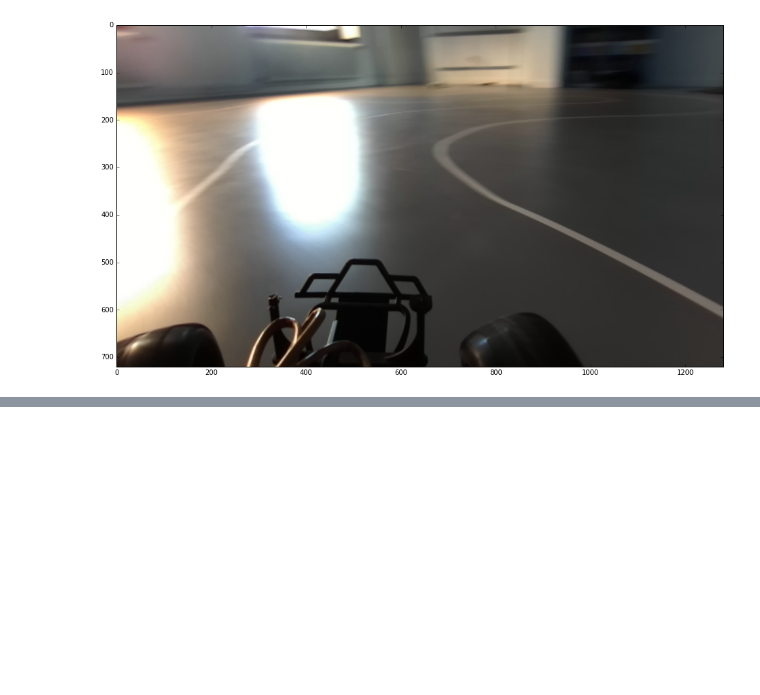
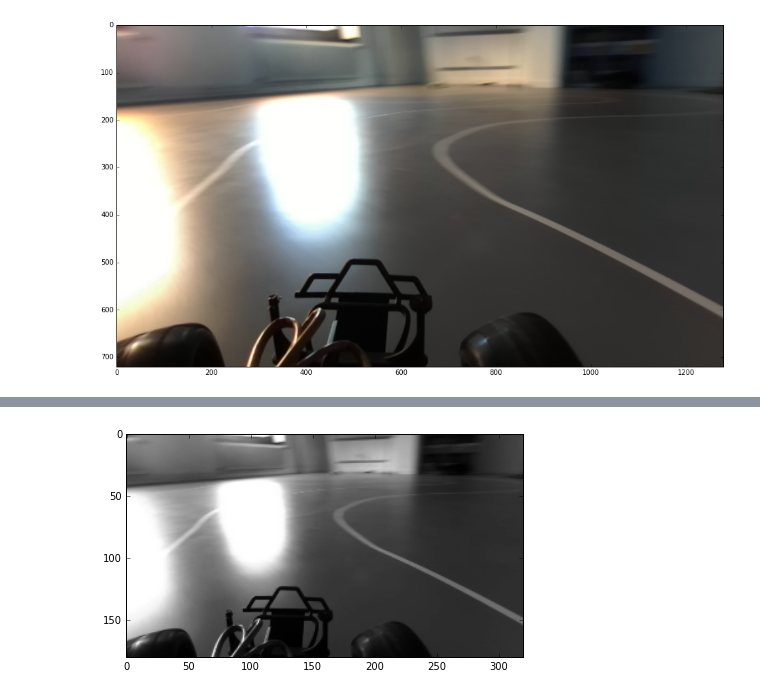
Before and after one commit to kometa-triatlon/roborace_erlerover, a Jupyter notebook: tools/Preprocessing.ipynb, the cells around one changed output, grey strips where cells are left out. Cells and saved outputs as stored; diff of their text form; code cells hidden in the pictures; blank space fills up the shorter version.

```diff
--- a/tools/Preprocessing.ipynb
+++ b/tools/Preprocessing.ipynb
@@ -65,0 +74,7 @@ _ = plt.imshow(norm_image_cl, cmap='gray')
+# %%
+plt.figure(figsize=(4 * 1.777, 4))
+image_small_grey = cv2.cvtColor(img_small, cv2.COLOR_RGB2GRAY)
+image_small_grey = image_small_grey[:, :, np.newaxis]
+_ = plt.imshow(image_small_grey[:, :, 0], cmap='gray')
+# %% [output]
+[figure, added]
```
Also changed, not shown: parts of 13 cells of this notebook, 3 other files.
